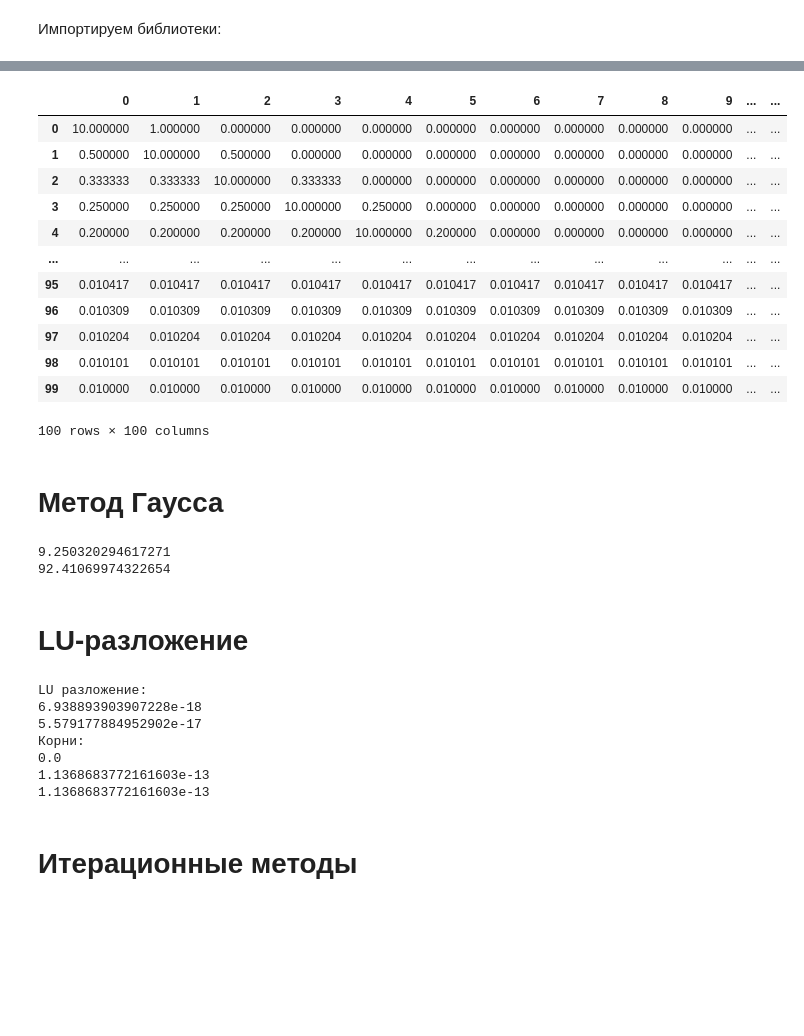
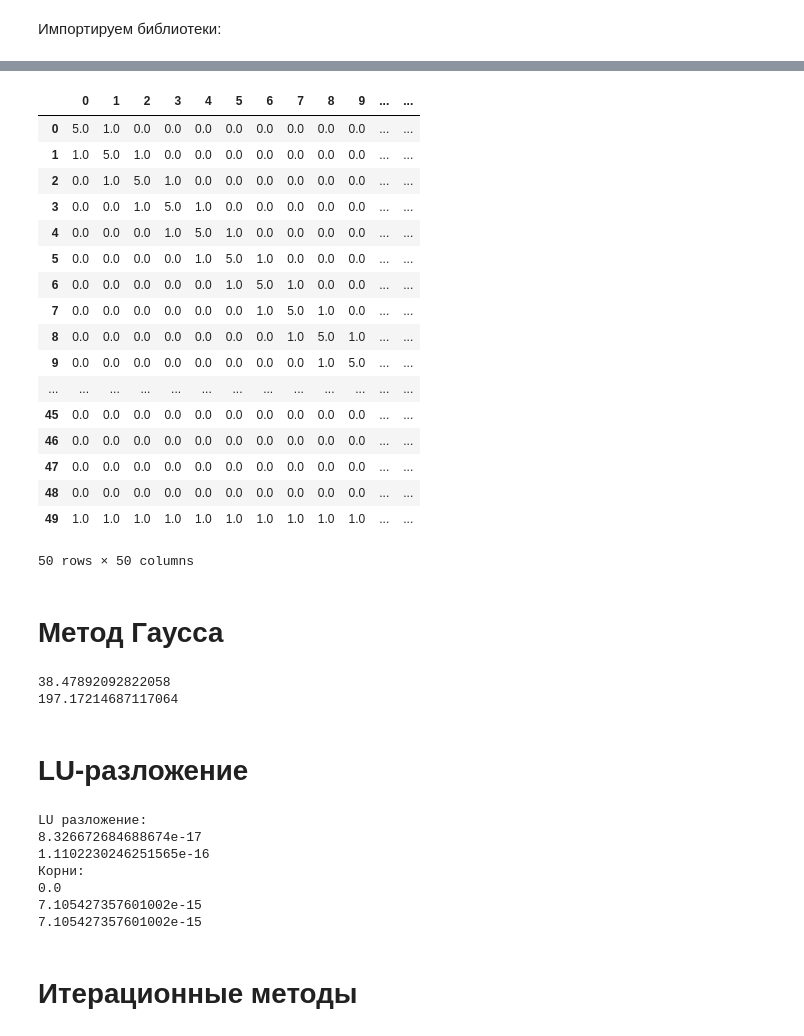
Before and after one commit to princess-oregano/computational_math, a Jupyter notebook: lin_eq/lin_eq.ipynb, the cells around one changed output, grey strips where cells are left out. Saved outputs shown, nothing was run; the diff lists cells and outputs as text; code cells hidden in the pictures; blank space fills up the shorter version.

```diff
--- a/lin_eq/lin_eq.ipynb
+++ b/lin_eq/lin_eq.ipynb
@@ -43,72 +43,52 @@ def initialMatrix():
     matA = np.zeros((n + 1, n + 1))
 
     for idx in range(0, n):
         matA[idx, idx] = b_i(idx)
 
     for idx in range(0, n - 1):
         matA[idx + 1, idx] = a_i(idx)
 
     for idx in range(0, n):
         matA[idx, idx + 1] = c_i(idx)
 
     for idx in range(0, n + 1):
         matA[n, idx] = p_i(idx)
 
     return matA
 
-n = 100
-
-def initialMatrix():
-    a    = lambda i: 10
-    b_ij = lambda i: 1/i
-    f_i  = lambda i: i
-
-    matxA = np.zeros((n, n))
-    matxF = np.arange(1, n+1)
-
-    def fill_matxA(mx):
-        num_rows, num_cols = mx.shape
-        for row in range(num_rows):
-            for col in range(num_cols):
-                if row > col:
-                    mx[row][col] = b_ij(row+1)
-                elif row == col:
-                    mx[row][col] = a(row+1)
-                elif row + 1 == col and row + 1 < n:
-                    mx[row][col] = b_ij(row+1)
-
-    fill_matxA(matxA)
-
-    return matxA
-
 def initialFreevec():
     f_i = lambda i: i+1
 
-    vecF = np.empty([n])
-    for idx in range(0, n):
+    vecF = np.empty([n + 1])
+    for idx in range(0, n + 1):
         vecF[idx] = f_i(idx)
 
     return vecF
 
 
 def dumpMatrix(matrix):
     display(pd.DataFrame(matrix))
 
 dumpMatrix(initialMatrix())
 # %% [output]
 |  | 0 | 1 | 2 | 3 | 4 | 5 | 6 | 7 | 8 | 9 | ... | ... |
-| 0 | 10.000000 | 1.000000 | 0.000000 | 0.000000 | 0.000000 | 0.000000 | 0.000000 | 0.000000 | 0.000000 | 0.000000 | ... | ... |
-| 1 | 0.500000 | 10.000000 | 0.500000 | 0.000000 | 0.000000 | 0.000000 | 0.000000 | 0.000000 | 0.000000 | 0.000000 | ... | ... |
-| 2 | 0.333333 | 0.333333 | 10.000000 | 0.333333 | 0.000000 | 0.000000 | 0.000000 | 0.000000 | 0.000000 | 0.000000 | ... | ... |
-| 3 | 0.250000 | 0.250000 | 0.250000 | 10.000000 | 0.250000 | 0.000000 | 0.000000 | 0.000000 | 0.000000 | 0.000000 | ... | ... |
-| 4 | 0.200000 | 0.200000 | 0.200000 | 0.200000 | 10.000000 | 0.200000 | 0.000000 | 0.000000 | 0.000000 | 0.000000 | ... | ... |
+| 0 | 5.0 | 1.0 | 0.0 | 0.0 | 0.0 | 0.0 | 0.0 | 0.0 | 0.0 | 0.0 | ... | ... |
+| 1 | 1.0 | 5.0 | 1.0 | 0.0 | 0.0 | 0.0 | 0.0 | 0.0 | 0.0 | 0.0 | ... | ... |
+| 2 | 0.0 | 1.0 | 5.0 | 1.0 | 0.0 | 0.0 | 0.0 | 0.0 | 0.0 | 0.0 | ... | ... |
+| 3 | 0.0 | 0.0 | 1.0 | 5.0 | 1.0 | 0.0 | 0.0 | 0.0 | 0.0 | 0.0 | ... | ... |
+| 4 | 0.0 | 0.0 | 0.0 | 1.0 | 5.0 | 1.0 | 0.0 | 0.0 | 0.0 | 0.0 | ... | ... |
+| 5 | 0.0 | 0.0 | 0.0 | 0.0 | 1.0 | 5.0 | 1.0 | 0.0 | 0.0 | 0.0 | ... | ... |
+| 6 | 0.0 | 0.0 | 0.0 | 0.0 | 0.0 | 1.0 | 5.0 | 1.0 | 0.0 | 0.0 | ... | ... |
+| 7 | 0.0 | 0.0 | 0.0 | 0.0 | 0.0 | 0.0 | 1.0 | 5.0 | 1.0 | 0.0 | ... | ... |
+| 8 | 0.0 | 0.0 | 0.0 | 0.0 | 0.0 | 0.0 | 0.0 | 1.0 | 5.0 | 1.0 | ... | ... |
+| 9 | 0.0 | 0.0 | 0.0 | 0.0 | 0.0 | 0.0 | 0.0 | 0.0 | 1.0 | 5.0 | ... | ... |
 | ... | ... | ... | ... | ... | ... | ... | ... | ... | ... | ... | ... | ... |
-| 95 | 0.010417 | 0.010417 | 0.010417 | 0.010417 | 0.010417 | 0.010417 | 0.010417 | 0.010417 | 0.010417 | 0.010417 | ... | ... |
-| 96 | 0.010309 | 0.010309 | 0.010309 | 0.010309 | 0.010309 | 0.010309 | 0.010309 | 0.010309 | 0.010309 | 0.010309 | ... | ... |
-| 97 | 0.010204 | 0.010204 | 0.010204 | 0.010204 | 0.010204 | 0.010204 | 0.010204 | 0.010204 | 0.010204 | 0.010204 | ... | ... |
-| 98 | 0.010101 | 0.010101 | 0.010101 | 0.010101 | 0.010101 | 0.010101 | 0.010101 | 0.010101 | 0.010101 | 0.010101 | ... | ... |
-| 99 | 0.010000 | 0.010000 | 0.010000 | 0.010000 | 0.010000 | 0.010000 | 0.010000 | 0.010000 | 0.010000 | 0.010000 | ... | ... |
+| 45 | 0.0 | 0.0 | 0.0 | 0.0 | 0.0 | 0.0 | 0.0 | 0.0 | 0.0 | 0.0 | ... | ... |
+| 46 | 0.0 | 0.0 | 0.0 | 0.0 | 0.0 | 0.0 | 0.0 | 0.0 | 0.0 | 0.0 | ... | ... |
+| 47 | 0.0 | 0.0 | 0.0 | 0.0 | 0.0 | 0.0 | 0.0 | 0.0 | 0.0 | 0.0 | ... | ... |
+| 48 | 0.0 | 0.0 | 0.0 | 0.0 | 0.0 | 0.0 | 0.0 | 0.0 | 0.0 | 0.0 | ... | ... |
+| 49 | 1.0 | 1.0 | 1.0 | 1.0 | 1.0 | 1.0 | 1.0 | 1.0 | 1.0 | 1.0 | ... | ... |
-100 rows × 100 columns
+50 rows × 50 columns
 # %%
 def norm(vec):
     return np.linalg.norm(vec, ord=np.inf)
@@ -173,8 +153,8 @@ ref_roots = np.linalg.solve(A, f)
 print(norm(roots - ref_roots))
 print(norm(np.matmul(A, roots) - f))
 # %% [output]
-9.250320294617271
-92.41069974322654
+38.47892092822058
+197.17214687117064
 # %% [markdown]
 # LU-разложение
 # %%
@@ -231,12 +211,12 @@ print(norm(np.matmul(A, roots) - f))
 print(norm(np.matmul(A, ref_roots) - f))
 # %% [output]
 LU разложение:
-6.938893903907228e-18
-5.579177884952902e-17
+8.326672684688674e-17
+1.1102230246251565e-16
 Корни:
 0.0
-1.1368683772161603e-13
-1.1368683772161603e-13
+7.105427357601002e-15
+7.105427357601002e-15
 # %% [markdown]
 # Итерационные методы
 # %%
```
Also changed, not shown: parts of 2 cells of this notebook.
